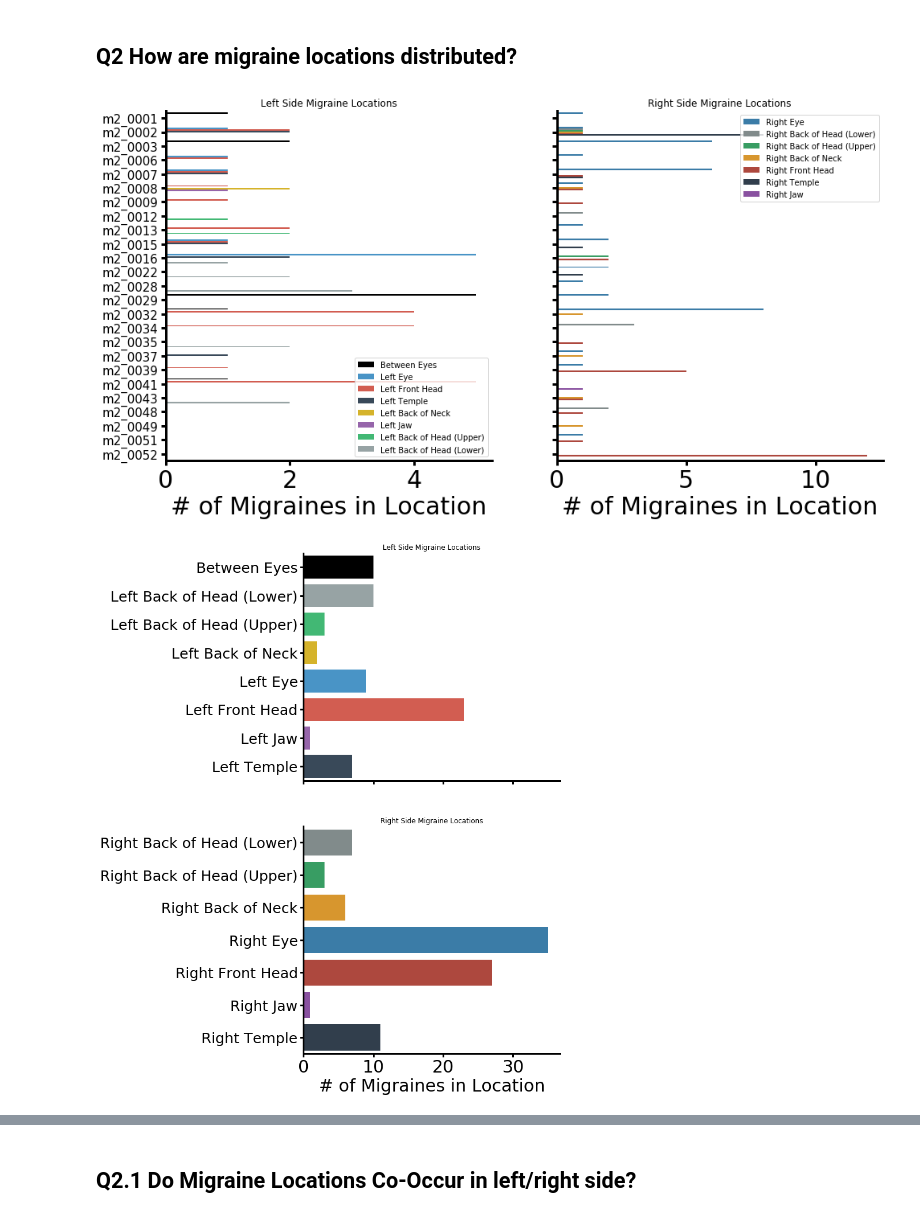
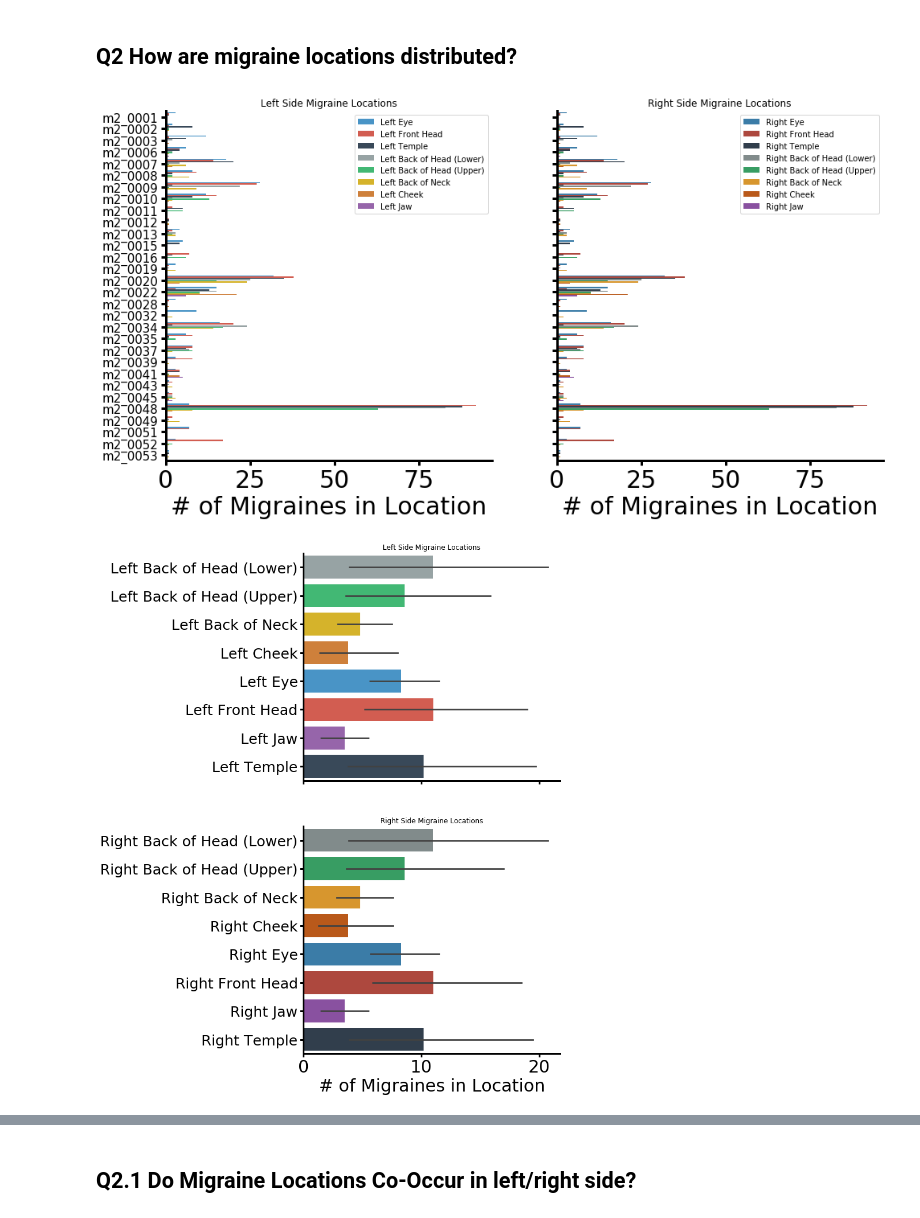
Before and after one commit to akre96/DGC_Migraine_Study, a Jupyter notebook: migraine_and_pressure_change.ipynb, the cells around one changed output, grey strips where cells are left out. Cells and saved outputs as stored; diff of their text form; code cells hidden in the pictures.

```diff
--- a/migraine_and_pressure_change.ipynb
+++ b/migraine_and_pressure_change.ipynb
@@ -0,0 +16,5 @@
+# %%
+importlib.reload(imp)
+longitudinal_data = imp.import_all_longitudinal_files(clean_only=True, add_demog=True)
+palette = load_palette()
+longitudinal_data
@@ -21,4 +45,0 @@ import plot_functions.format_axis as fmt
-# %%
-longitudinal_data = imp.import_all_longitudinal_files(clean_only=True)
-palette = load_palette()
-longitudinal_data.head()
@@ -66,26 +98,14 @@ ax.set_ylabel('# of Subjects');
 # %%
-import data_processing.map_data_dict as map_data
-import importlib
 
 importlib.reload(map_data)
 fig, axes = plt.subplots(ncols=2, figsize=(16, 8), sharey=True)
 palette = load_palette()
 col_bases = ['mbrep_pain_pos_left', 'mbrep_pain_pos_right']
 i=0
+
+
 for col_base in col_bases:
-    pain_cols = [col for col in longitudinal_data.columns if col_base in col]
-    pain_df = longitudinal_data[['Date', 'subject_id'] + pain_cols]
-
-    pain_df = pain_df.melt(
-        id_vars=['Date', 'subject_id'],
-        value_vars=pain_cols,
-        var_name=col_base+'_n',
-        value_name=col_base
-    )
-    pain_df.loc[:, col_base + '_str'] = map_data.map_value_from_data_dict(
-        pain_df,
-        col_base
-    )
+    pain_df = melt_pain_loc(col_base, longitudinal_data)
 
     ax = axes.flatten()[i]
     count = pd.DataFrame(
@@ -109,13 +129,13 @@ for col_base in col_bases:
         rotate_x=0,
         y_tick_fontsize=15
     )
-    ax.legend(title='')
+    ax.legend(title='', loc='upper right')
     ax.set_title(col_base.split('_')[-1].title() + ' Side Migraine Locations')
     ax.set_xlabel('# of Migraines in Location')
     ax.set_ylabel('')
     i+=1
 # %% [output]
-[figure, old version]
+[figure, new version]
 # %%
 fig, axes = plt.subplots(nrows=2, figsize=(8, 16), sharex=True)
 col_bases = ['mbrep_pain_pos_left', 'mbrep_pain_pos_right']
@@ -123,45 +143,33 @@ palette = load_palette()
 loc_order = {}
 
 i=0
 for col_base in col_bases:
-    pain_cols = [col for col in longitudinal_data.columns if col_base in col]
-    pain_df = longitudinal_data[['Date', 'subject_id'] + pain_cols]
-
-    pain_df = pain_df.melt(
-        id_vars=['Date', 'subject_id'],
-        value_vars=pain_cols,
-        var_name=col_base+'_n',
-        value_name=col_base
-    )
-    pain_df.loc[:, col_base + '_str'] = map_data.map_value_from_data_dict(
-        pain_df,
-        col_base
-    )
+    pain_df = melt_pain_loc(col_base, longitudinal_data, ['catmh_mdd_diagnosis'])
     count = pd.DataFrame(
-        pain_df.groupby([col_base + '_str'])['Date'].count()
+        pain_df.groupby([col_base + '_str', 'subject_id'])['Date'].count()
     ).reset_index()
     loc_order[col_base+'_str'] = list(count[col_base + '_str'].unique())
     ax = axes.flatten()[i]
     sns.barplot(
         y=col_base + '_str',
         x='Date',
         data=count,
         ax=ax,
         palette=palette[col_base + '_str']
     )
 
     fmt.despine_thicken_axes(
         ax=ax,
         lw=3,
         fontsize=30,
         rotate_x=0,
         y_tick_fontsize=25
     )
     ax.set_title(col_base.split('_')[-1].title() + ' Side Migraine Locations')
     ax.set_xlabel('')
     if i:
         ax.set_xlabel('# of Migraines in Location')
     ax.set_ylabel('')
     i+=1
 # %% [output]
-[figure, old version]
+[figure, new version]
```
Also changed, not shown: parts of 25 cells of this notebook, 5 other files.
